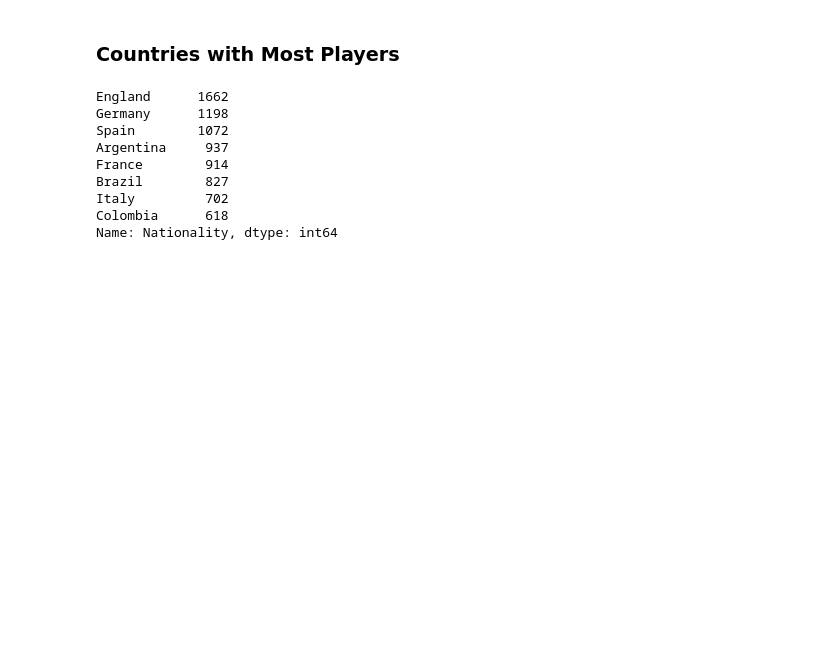
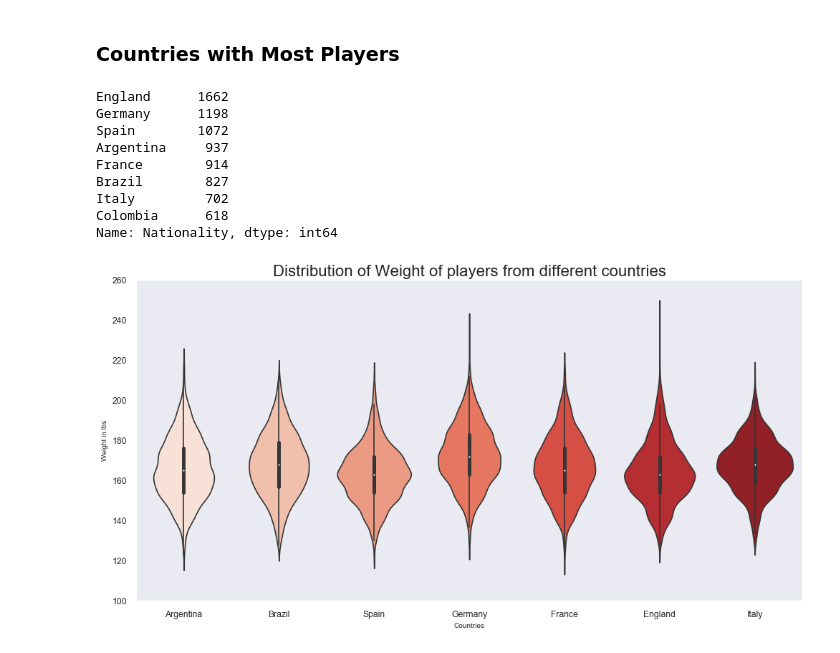
Before and after one commit to SiddarthSamdani/Fifa_Visualization, a Jupyter notebook: Fifa_Visualization.ipynb, the cells around one changed output. Saved outputs shown, nothing was run; the diff lists cells and outputs as text; code cells hidden in the pictures; blank space fills up the shorter version.

```diff
--- a/Fifa_Visualization.ipynb
+++ b/Fifa_Visualization.ipynb
@@ -590,3 +590,17 @@ Brazil        827
 Italy         702
 Colombia      618
 Name: Nationality, dtype: int64
+# %%
+# Every Nations' Player and their Weights
+
+some_countries = ('England', 'Germany', 'Spain', 'Argentina', 'France', 'Brazil', 'Italy', 'Columbia')
+data_countries = data.loc[data['Nationality'].isin(some_countries) & data['Weight']]
+
+plt.rcParams['figure.figsize'] = (15, 7)
+ax = sns.violinplot(x = data_countries['Nationality'], y = data_countries['Weight'], palette = 'Reds')
+ax.set_xlabel(xlabel = 'Countries', fontsize = 9)
+ax.set_ylabel(ylabel = 'Weight in lbs', fontsize = 9)
+ax.set_title(label = 'Distribution of Weight of players from different countries', fontsize = 20)
+plt.show()
+# %% [output]
+[figure, added]
```
